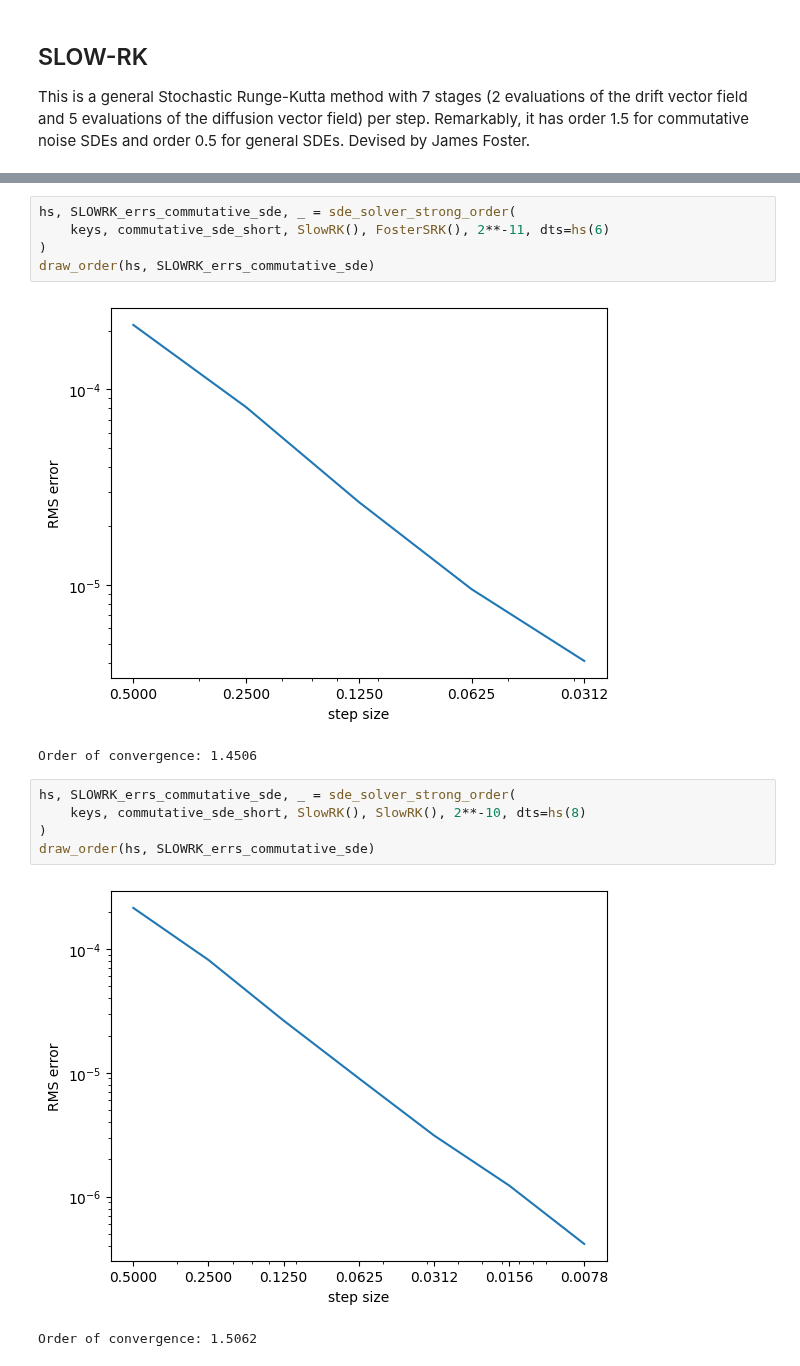
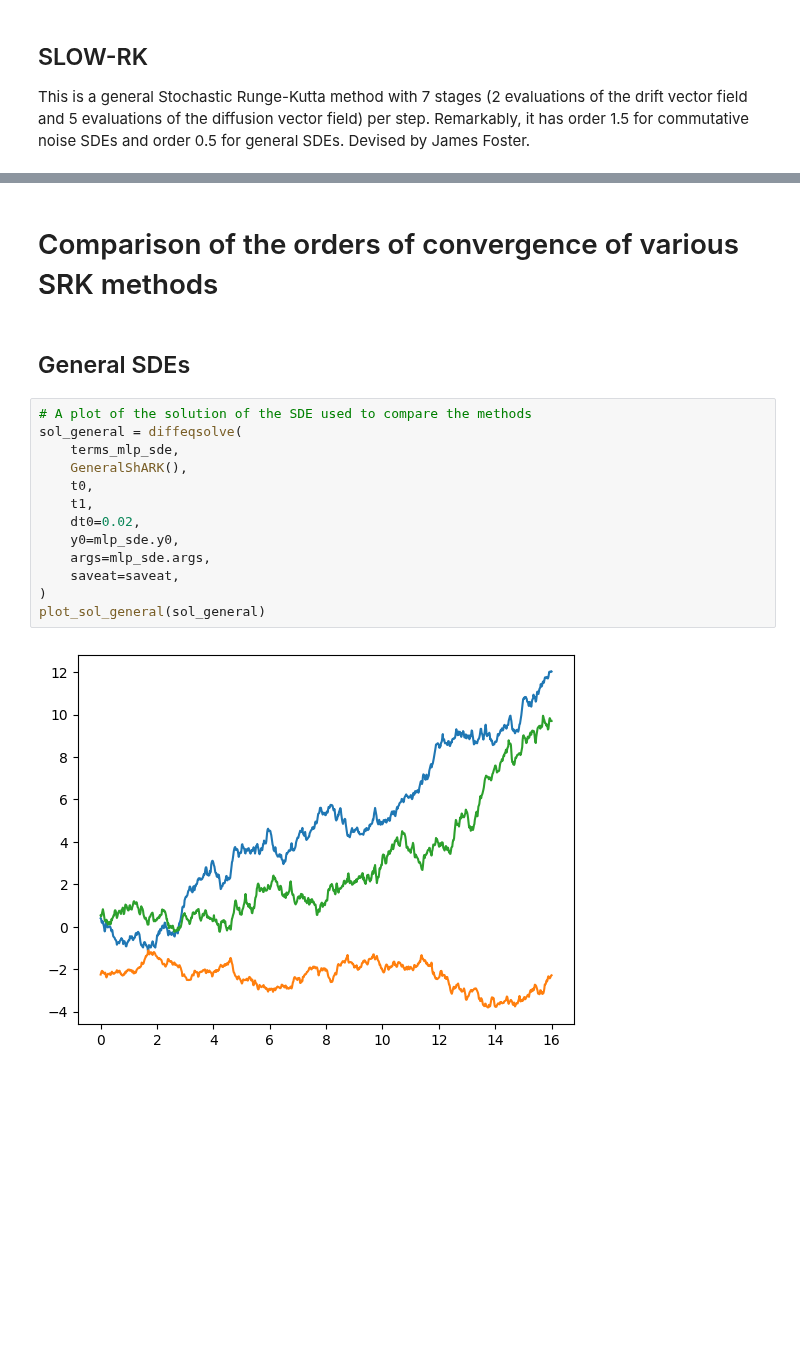
Before and after one commit to andyElking/diffrax_STLA, a Jupyter notebook: examples/srk_example.ipynb, the cells around one changed output, grey strips where cells are left out. Drawn from its saved outputs; the diff is of its cells as text; blank space fills up the shorter version.

Commit message:
Added the GeneralShARK method, tidied-up srk_example, renamed FosterSRK->STORK, fixed SlowRK

```diff
--- a/examples/srk_example.ipynb
+++ b/examples/srk_example.ipynb
@@ -327,16 +187,19 @@ Devised by James Foster.
-# %%
-hs, SLOWRK_errs_commutative_sde, _ = sde_solver_strong_order(
-    keys, commutative_sde_short, SlowRK(), FosterSRK(), 2**-11, dts=hs(6)
-)
-draw_order(hs, SLOWRK_errs_commutative_sde)
-# %% [output]
-[figure, removed]
-Order of convergence: 1.4506
-# %%
-hs, SLOWRK_errs_commutative_sde, _ = sde_solver_strong_order(
-    keys, commutative_sde_short, SlowRK(), SlowRK(), 2**-10, dts=hs(8)
-)
-draw_order(hs, SLOWRK_errs_commutative_sde)
-# %% [output]
-[figure, removed]
-Order of convergence: 1.5062
+# %% [markdown]
+# Comparison of the orders of convergence of various SRK methods
+# %% [markdown]
+## General SDEs
+# %%
+# A plot of the solution of the SDE used to compare the methods
+sol_general = diffeqsolve(
+    terms_mlp_sde,
+    GeneralShARK(),
+    t0,
+    t1,
+    dt0=0.02,
+    y0=mlp_sde.y0,
+    args=mlp_sde.args,
+    saveat=saveat,
+)
+plot_sol_general(sol_general)
+# %% [output]
+[figure, added]
```
Also changed, not shown: parts of 35 cells of this notebook, 8 other files.
